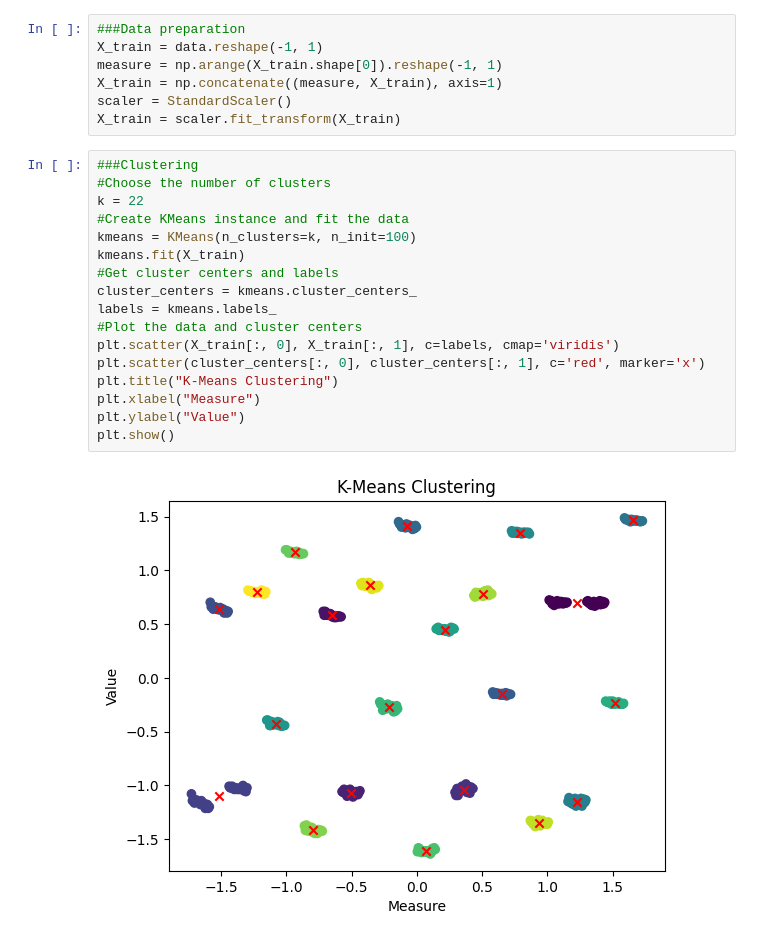
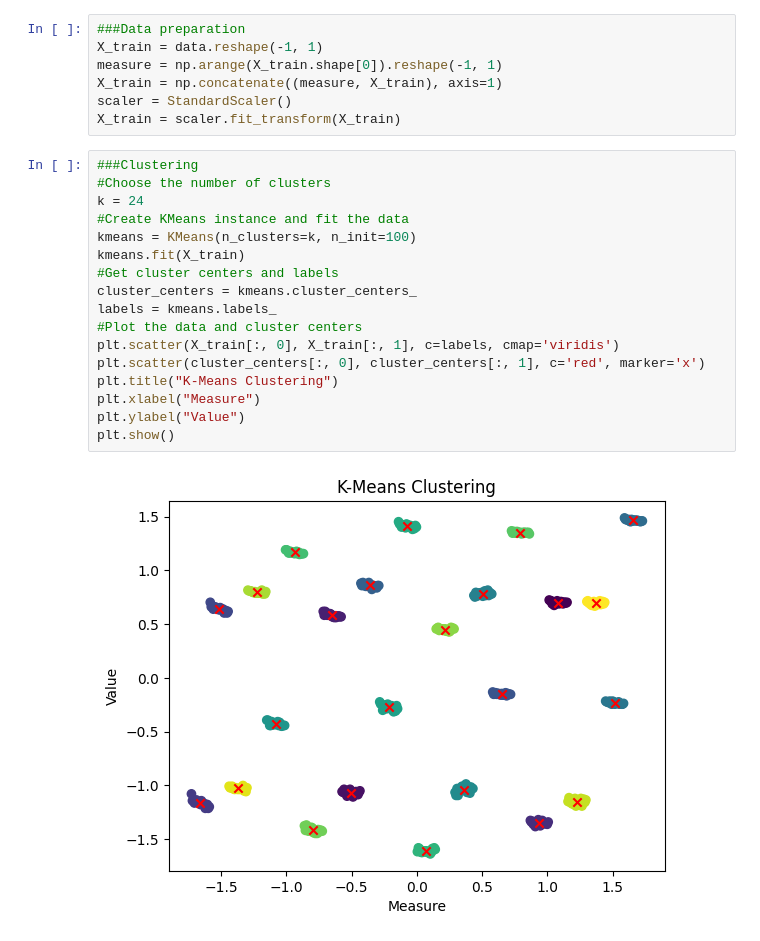
Before and after one commit to LucianoGP95/Python_Eiit_RyR, a Jupyter notebook: RyR_Analyser/RyR classifier.ipynb, the cells around one changed output. Cells and saved outputs as stored; diff of their text form.

```diff
--- a/RyR_Analyser/RyR classifier.ipynb
+++ b/RyR_Analyser/RyR classifier.ipynb
@@ -149,19 +149,19 @@ X_train = scaler.fit_transform(X_train)
 # %%
 ###Clustering
 #Choose the number of clusters
-k = 22
+k = 24
 #Create KMeans instance and fit the data
 kmeans = KMeans(n_clusters=k, n_init=100)
 kmeans.fit(X_train)
 #Get cluster centers and labels
 cluster_centers = kmeans.cluster_centers_
 labels = kmeans.labels_
 #Plot the data and cluster centers
 plt.scatter(X_train[:, 0], X_train[:, 1], c=labels, cmap='viridis')
 plt.scatter(cluster_centers[:, 0], cluster_centers[:, 1], c='red', marker='x')
 plt.title("K-Means Clustering")
 plt.xlabel("Measure")
 plt.ylabel("Value")
 plt.show()
 # %% [output]
-[figure, old version]
+[figure, new version]
```
Also changed, not shown: parts of 3 cells of this notebook, 4 other files.
